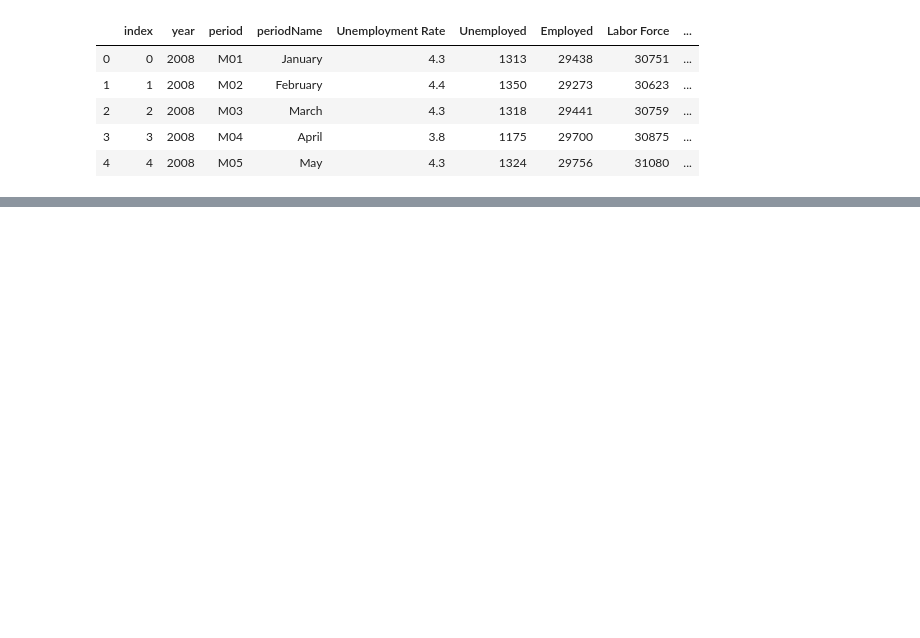
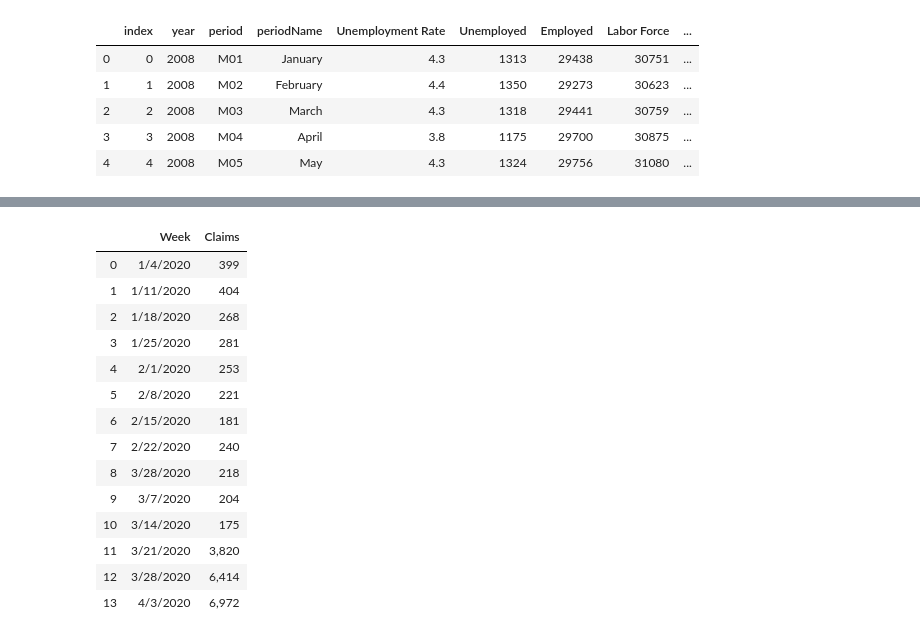
Before and after one commit to sumic59/Covid_IN_County_Jobless-Claims, a Jupyter notebook: Indiana_County_Data_Plots.ipynb, the cells around one changed output, grey strips where cells are left out. Cells and saved outputs as stored; diff of their text form; code cells hidden in the pictures; blank space fills up the shorter version.

```diff
--- a/Indiana_County_Data_Plots.ipynb
+++ b/Indiana_County_Data_Plots.ipynb
@@ -215,0 +243,19 @@ new_df_Boone_count
+# %%
+Weekly_Lake_Claims = pd.read_csv("sample_data/LakeCounty_Claims.csv")
+Weekly_Lake_Claims
+# %% [output]
+|  | Week | Claims |
+| 0 | 1/4/2020 | 399 |
+| 1 | 1/11/2020 | 404 |
+| 2 | 1/18/2020 | 268 |
+| 3 | 1/25/2020 | 281 |
+| 4 | 2/1/2020 | 253 |
+| 5 | 2/8/2020 | 221 |
+| 6 | 2/15/2020 | 181 |
+| 7 | 2/22/2020 | 240 |
+| 8 | 3/28/2020 | 218 |
+| 9 | 3/7/2020 | 204 |
+| 10 | 3/14/2020 | 175 |
+| 11 | 3/21/2020 | 3,820 |
+| 12 | 3/28/2020 | 6,414 |
+| 13 | 4/3/2020 | 6,972 |
```
Also changed, not shown: parts of 16 cells of this notebook.
